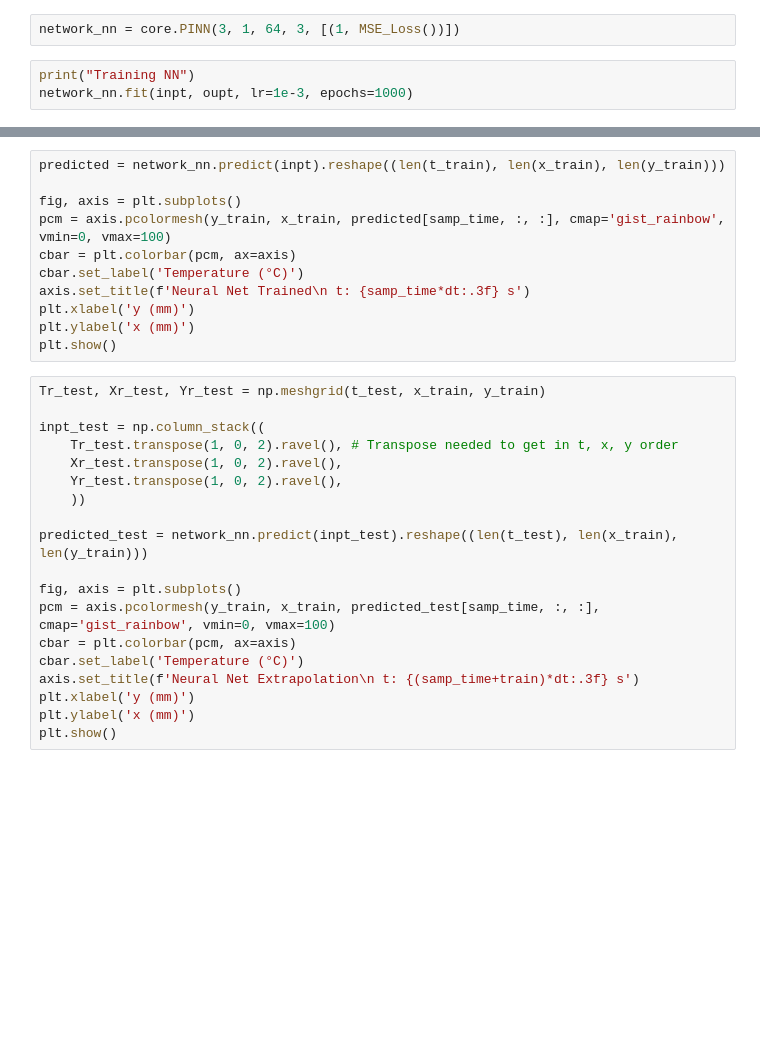
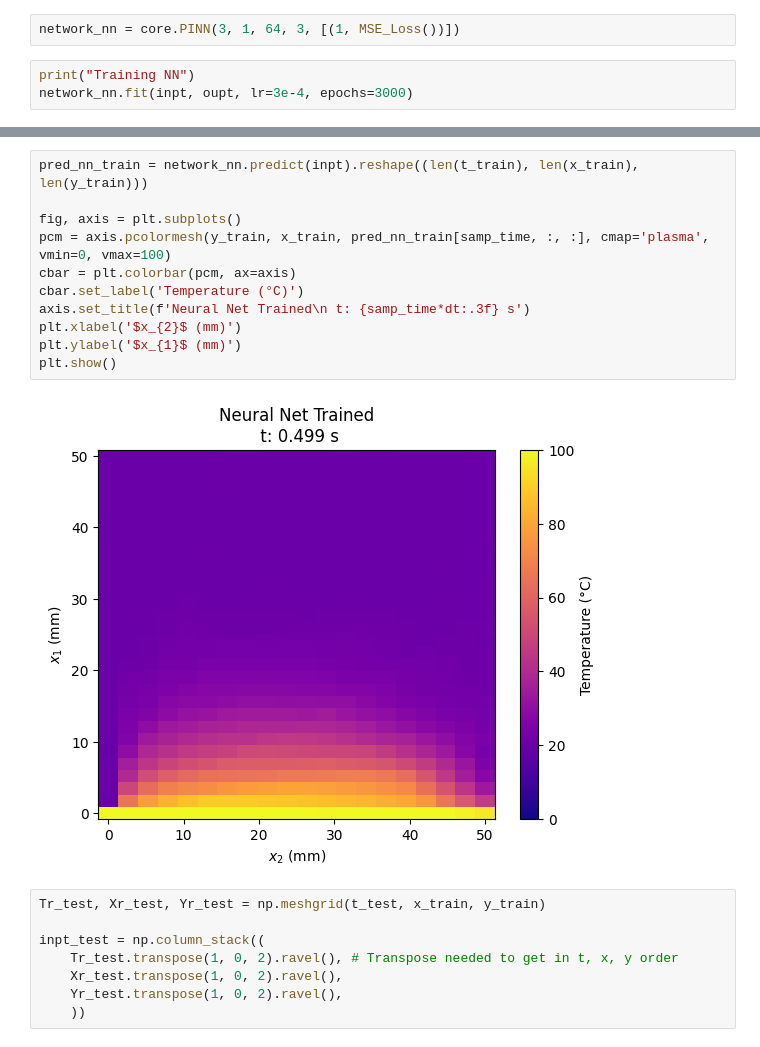
Before and after one commit to axxroytovu/ENG521_project_main, a Jupyter notebook: heat_eqn/heat_eqn.ipynb, the cells around one changed output, grey strips where cells are left out. Drawn from its saved outputs; the diff is of its cells as text; blank space fills up the shorter version.

```diff
--- a/heat_eqn/heat_eqn.ipynb
+++ b/heat_eqn/heat_eqn.ipynb
@@ -119,4 +139,4 @@ inp.shape
 network_nn = core.PINN(3, 1, 64, 3, [(1, MSE_Loss())])
 # %%
 print("Training NN")
-network_nn.fit(inpt, oupt, lr=1e-3, epochs=1000)
+network_nn.fit(inpt, oupt, lr=3e-4, epochs=3000)
@@ -123,14 +173,16 @@ network_nn.fit(inpt, oupt, lr=1e-3, epochs=1000)
 # %%
-predicted = network_nn.predict(inpt).reshape((len(t_train), len(x_train), len(y_train)))
+pred_nn_train = network_nn.predict(inpt).reshape((len(t_train), len(x_train), len(y_train)))
 
 fig, axis = plt.subplots()
-pcm = axis.pcolormesh(y_train, x_train, predicted[samp_time, :, :], cmap='gist_rainbow', vmin=0, vmax=100)
+pcm = axis.pcolormesh(y_train, x_train, pred_nn_train[samp_time, :, :], cmap='plasma', vmin=0, vmax=100)
 cbar = plt.colorbar(pcm, ax=axis)
 cbar.set_label('Temperature (°C)')
 axis.set_title(f'Neural Net Trained\n t: {samp_time*dt:.3f} s')
-plt.xlabel('y (mm)')
-plt.ylabel('x (mm)')
+plt.xlabel('$x_{2}$ (mm)')
+plt.ylabel('$x_{1}$ (mm)')
 plt.show()
+# %% [output]
+[figure, added]
 # %%
 Tr_test, Xr_test, Yr_test = np.meshgrid(t_test, x_train, y_train)
 
@@ -139,14 +191,3 @@ inpt_test = np.column_stack((
     Xr_test.transpose(1, 0, 2).ravel(),
     Yr_test.transpose(1, 0, 2).ravel(),
     ))
-
-predicted_test = network_nn.predict(inpt_test).reshape((len(t_test), len(x_train), len(y_train)))
-
-fig, axis = plt.subplots()
-pcm = axis.pcolormesh(y_train, x_train, predicted_test[samp_time, :, :], cmap='gist_rainbow', vmin=0, vmax=100)
-cbar = plt.colorbar(pcm, ax=axis)
-cbar.set_label('Temperature (°C)')
-axis.set_title(f'Neural Net Extrapolation\n t: {(samp_time+train)*dt:.3f} s')
-plt.xlabel('y (mm)')
-plt.ylabel('x (mm)')
-plt.show()
```
Also changed, not shown: parts of 24 cells of this notebook.
